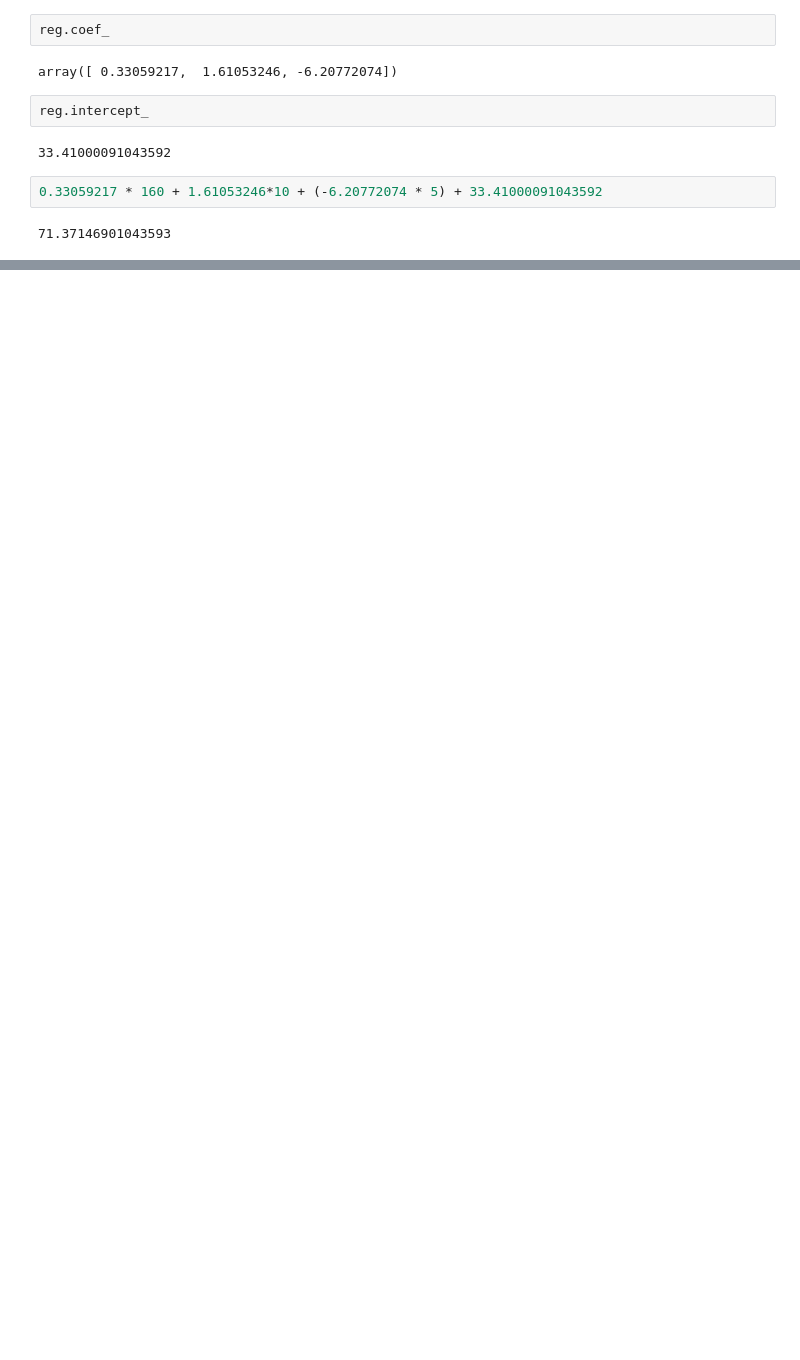
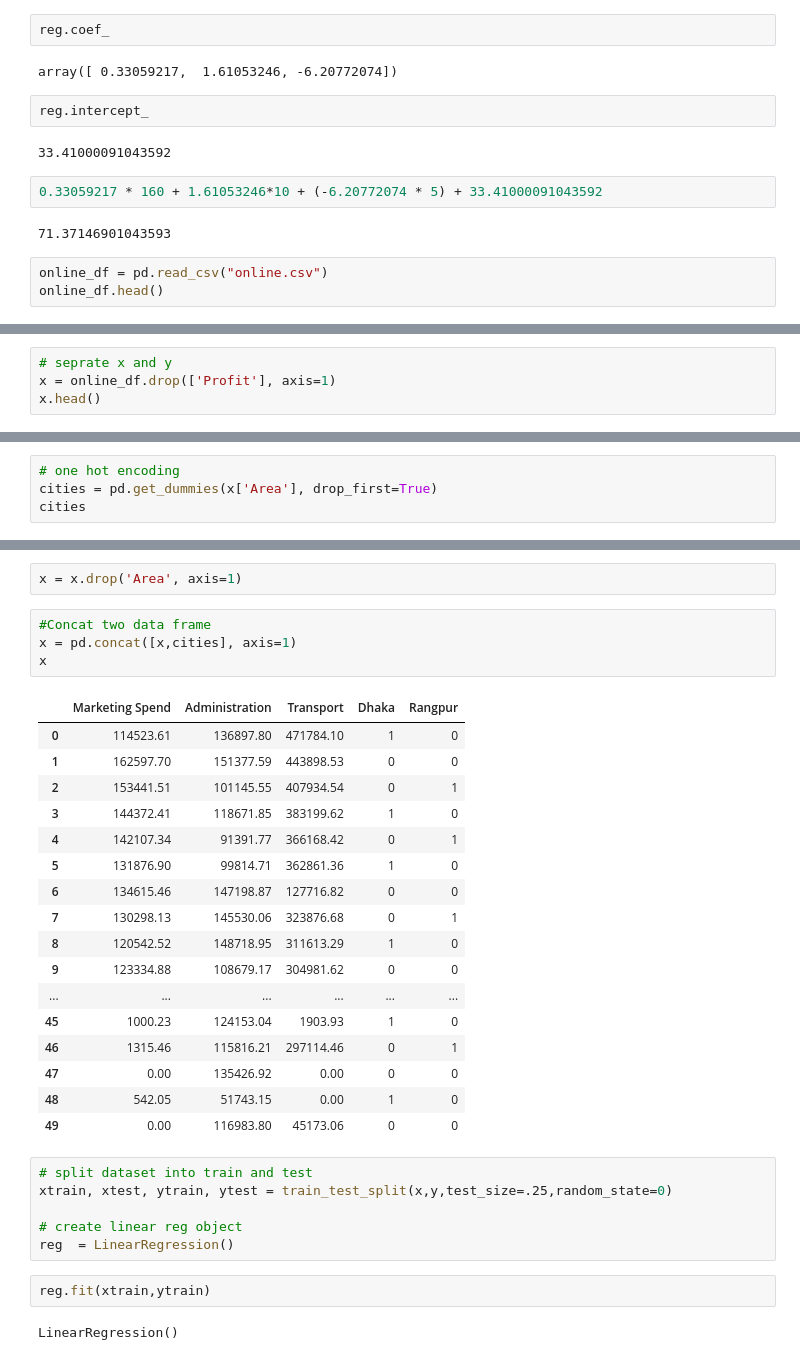
Before and after one commit to ejaj/machine-learning, a Jupyter notebook: multiple-linear-regression.ipynb, the cells around one changed output, grey strips where cells are left out. Cells and saved outputs as stored; diff of their text form; blank space fills up the shorter version.

Commit message:
1. Removing outliers 2. Multiple linear regression

```diff
--- a/multiple-linear-regression.ipynb
+++ b/multiple-linear-regression.ipynb
@@ -81,3 +82,6 @@ reg.intercept_
 0.33059217 * 160 + 1.61053246*10 + (-6.20772074 * 5) + 33.41000091043592
 # %% [output]
 71.37146901043593
+# %%
+online_df = pd.read_csv("online.csv")
+online_df.head()
@@ -83,0 +112,4 @@ reg.intercept_
+# %%
+# seprate x and y
+x = online_df.drop(['Profit'], axis=1)
+x.head()
@@ -83,0 +133,4 @@ reg.intercept_
+# %%
+# one hot encoding
+cities = pd.get_dummies(x['Area'], drop_first=True)
+cities
@@ -83,0 +155,34 @@ reg.intercept_
+# %%
+x = x.drop('Area', axis=1)
+# %%
+#Concat two data frame
+x = pd.concat([x,cities], axis=1)
+x
+# %% [output]
+|  | Marketing Spend | Administration | Transport | Dhaka | Rangpur |
+| 0 | 114523.61 | 136897.80 | 471784.10 | 1 | 0 |
+| 1 | 162597.70 | 151377.59 | 443898.53 | 0 | 0 |
+| 2 | 153441.51 | 101145.55 | 407934.54 | 0 | 1 |
+| 3 | 144372.41 | 118671.85 | 383199.62 | 1 | 0 |
+| 4 | 142107.34 | 91391.77 | 366168.42 | 0 | 1 |
+| 5 | 131876.90 | 99814.71 | 362861.36 | 1 | 0 |
+| 6 | 134615.46 | 147198.87 | 127716.82 | 0 | 0 |
+| 7 | 130298.13 | 145530.06 | 323876.68 | 0 | 1 |
+| 8 | 120542.52 | 148718.95 | 311613.29 | 1 | 0 |
+| 9 | 123334.88 | 108679.17 | 304981.62 | 0 | 0 |
+| ... | ... | ... | ... | ... | ... |
+| 45 | 1000.23 | 124153.04 | 1903.93 | 1 | 0 |
+| 46 | 1315.46 | 115816.21 | 297114.46 | 0 | 1 |
+| 47 | 0.00 | 135426.92 | 0.00 | 0 | 0 |
+| 48 | 542.05 | 51743.15 | 0.00 | 1 | 0 |
+| 49 | 0.00 | 116983.80 | 45173.06 | 0 | 0 |
+# %%
+# split dataset into train and test
+xtrain, xtest, ytrain, ytest = train_test_split(x,y,test_size=.25,random_state=0)
+
+# create linear reg object
+reg  = LinearRegression()
+# %%
+reg.fit(xtrain,ytrain)
+# %% [output]
+LinearRegression()
```
Also changed, not shown: parts of 12 cells of this notebook, 4 other files.
